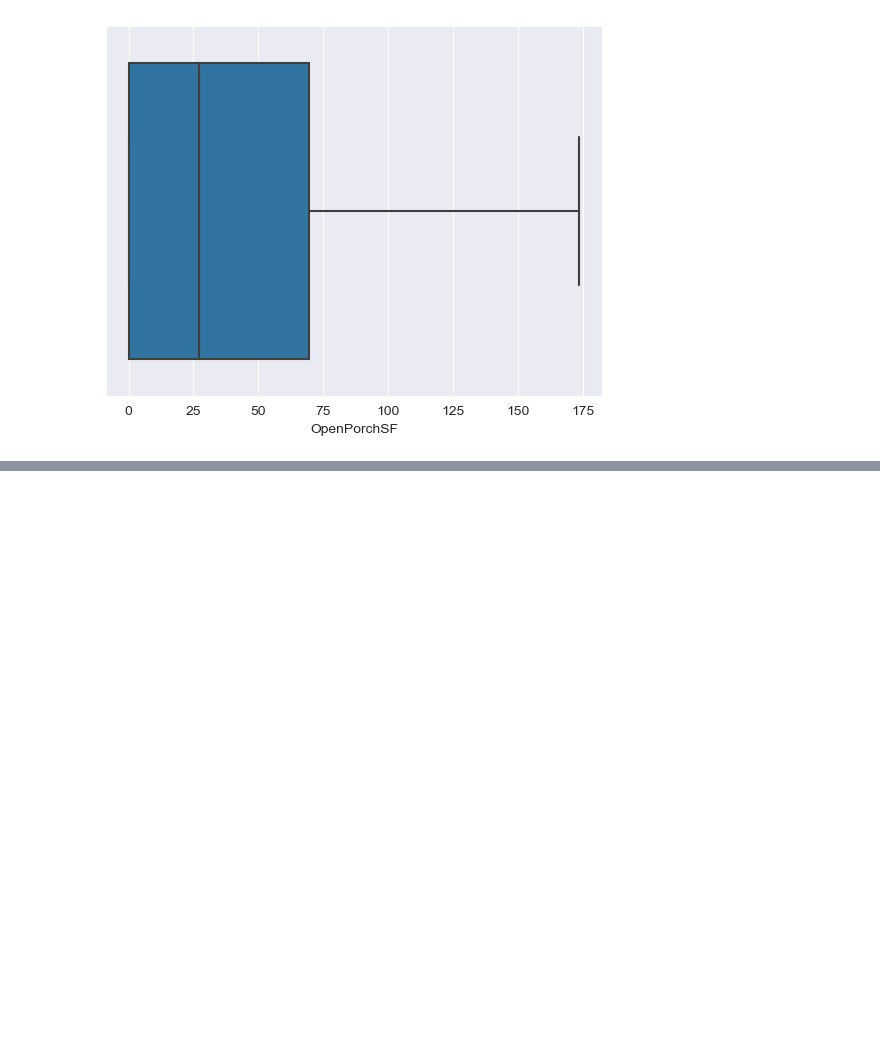
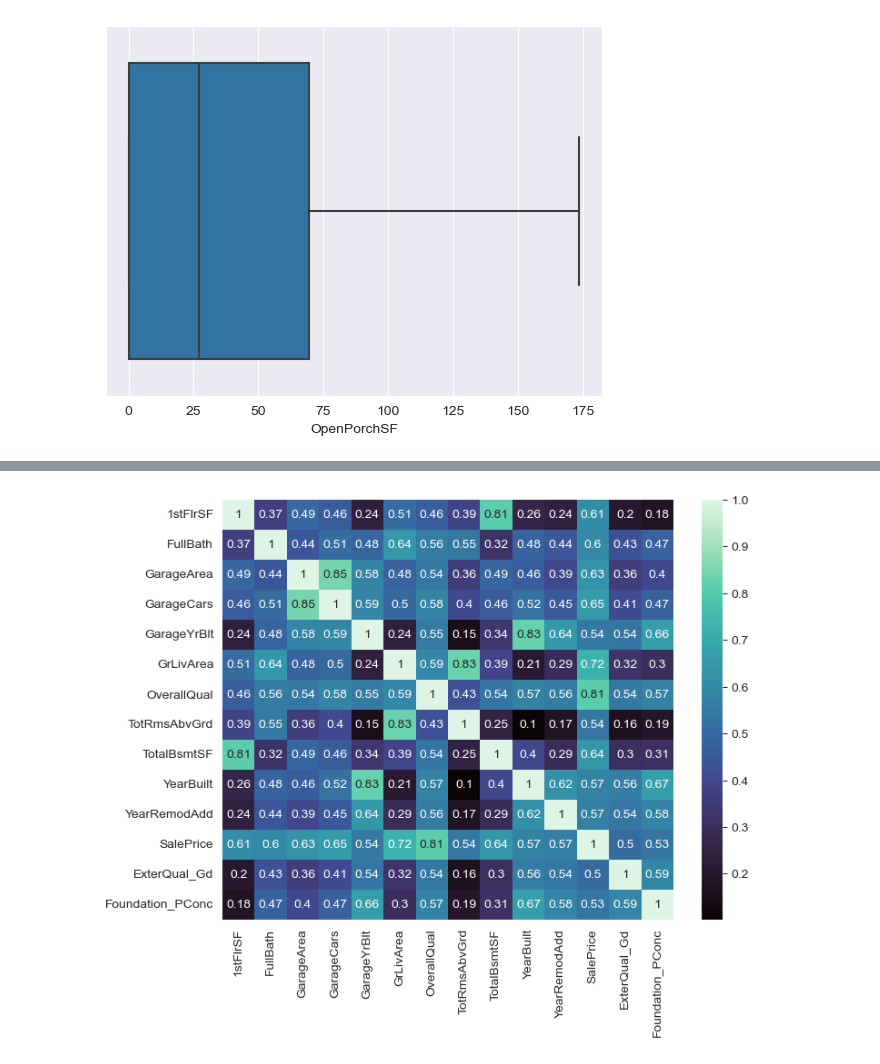
Before and after one commit to Guilherme-pdz/ML-Project, a Jupyter notebook: explore.ipynb, the cells around one changed output, grey strips where cells are left out. Saved outputs shown, nothing was run; the diff lists cells and outputs as text; code cells hidden in the pictures; blank space fills up the shorter version.

```diff
--- a/explore.ipynb
+++ b/explore.ipynb
@@ -301,0 +315,5 @@ for i in outliers:
+# %%
+# string categoricals features
+one_hot_encode_cols = data.dtypes[data.dtypes == object]  # filtering by string categoricals
+one_hot_encode_cols = one_hot_encode_cols.index.tolist()  # list of categorical fields
+one_hot_encode_cols
@@ -301,0 +338,7 @@ for i in outliers:
+# %%
+# Encode these columns as categoricals so one hot encoding works on split data (if desired)
+for col in one_hot_encode_cols:
+    data[col] = pd.Categorical(data[col])
+
+# Do the one hot encoding
+data = pd.get_dummies(data, columns=one_hot_encode_cols, drop_first=True)
@@ -301,0 +361,4 @@ for i in outliers:
+# %%
+corr = data.corr()
+corr_rank = corr["SalePrice"].sort_values(ascending = False)
+corr_rank
@@ -301,0 +378,7 @@ for i in outliers:
+# %%
+# Top correlations(features)
+top_features = corr.index[abs(corr["SalePrice"]>0.5)]
+plt.figure(figsize = (8,6))
+heat_map = sns.heatmap(data[top_features].corr(), annot=True, cmap="mako")
+# %% [output]
+[figure, added]
```
Also changed, not shown: parts of 13 cells of this notebook, 1 other file.
